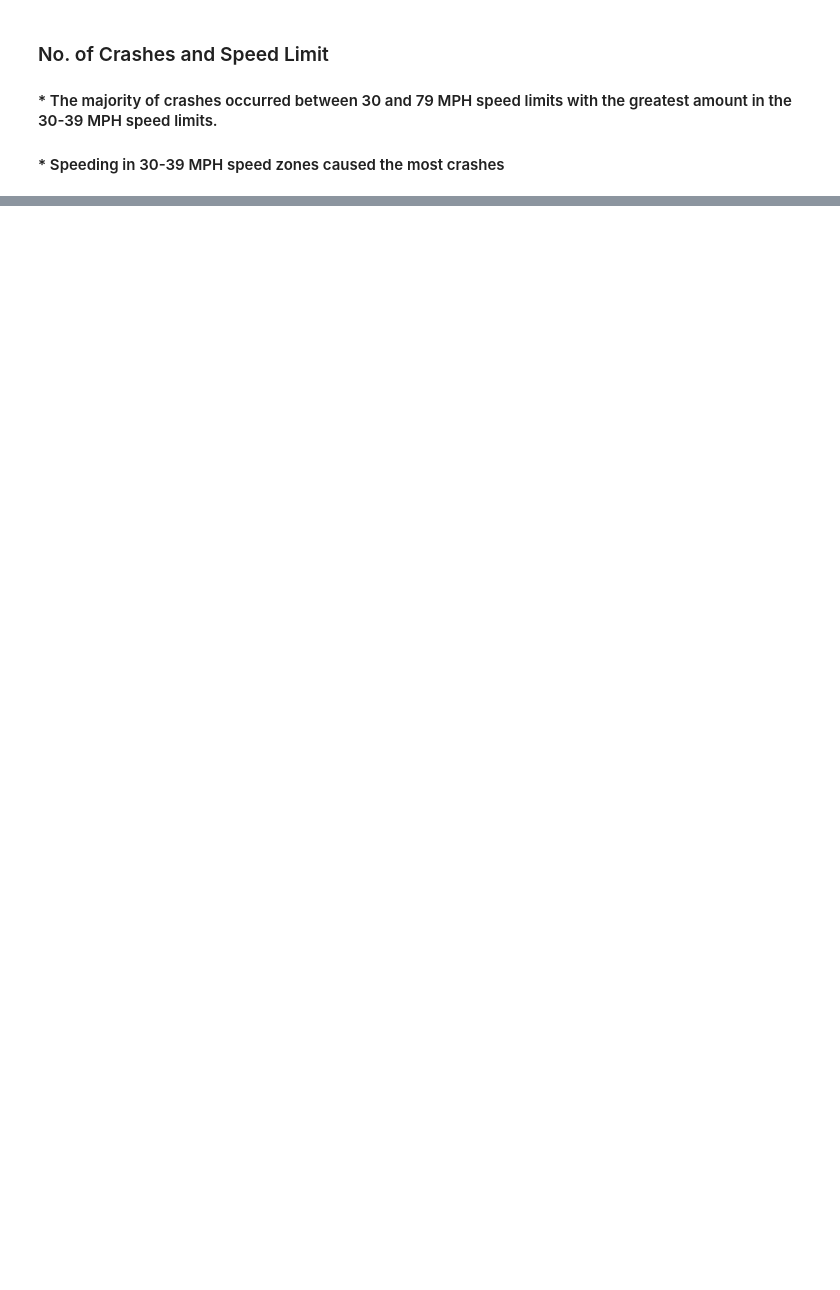
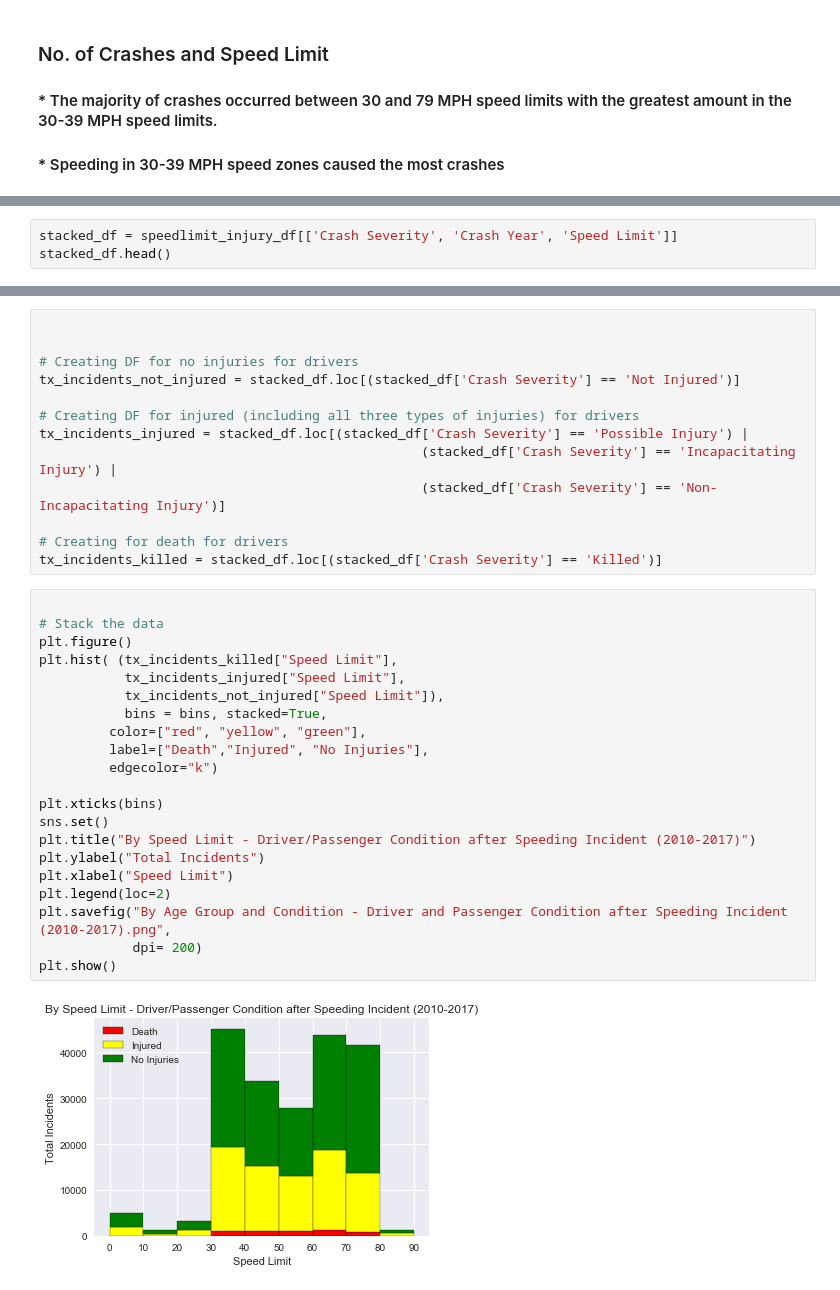
Before and after one commit to greenwoodgiant/Traffic-Study, a Jupyter notebook: Speed Limit and Speed Crashes.ipynb, the cells around one changed output, grey strips where cells are left out. Drawn from its saved outputs; the diff is of its cells as text; blank space fills up the shorter version.

```diff
--- a/Speed Limit and Speed Crashes.ipynb
+++ b/Speed Limit and Speed Crashes.ipynb
@@ -122,0 +154,3 @@ plt.show()
+# %%
+stacked_df = speedlimit_injury_df[['Crash Severity', 'Crash Year', 'Speed Limit']]
+stacked_df.head()
@@ -122,0 +164,36 @@ plt.show()
+# %%
+
+
+# Creating DF for no injuries for drivers
+tx_incidents_not_injured = stacked_df.loc[(stacked_df['Crash Severity'] == 'Not Injured')]
+
+# Creating DF for injured (including all three types of injuries) for drivers
+tx_incidents_injured = stacked_df.loc[(stacked_df['Crash Severity'] == 'Possible Injury') |
+                                                 (stacked_df['Crash Severity'] == 'Incapacitating Injury') |
+                                                 (stacked_df['Crash Severity'] == 'Non-Incapacitating Injury')]
+
+# Creating for death for drivers
+tx_incidents_killed = stacked_df.loc[(stacked_df['Crash Severity'] == 'Killed')]
+# %%
+
+# Stack the data
+plt.figure()
+plt.hist( (tx_incidents_killed["Speed Limit"],
+           tx_incidents_injured["Speed Limit"],
+           tx_incidents_not_injured["Speed Limit"]),
+           bins = bins, stacked=True,
+         color=["red", "yellow", "green"],
+         label=["Death","Injured", "No Injuries"],
+         edgecolor="k")
+
+plt.xticks(bins)
+sns.set()
+plt.title("By Speed Limit - Driver/Passenger Condition after Speeding Incident (2010-2017)")
+plt.ylabel("Total Incidents")
+plt.xlabel("Speed Limit")
+plt.legend(loc=2)
+plt.savefig("By Age Group and Condition - Driver and Passenger Condition after Speeding Incident (2010-2017).png",
+            dpi= 200)
+plt.show()
+# %% [output]
+[figure, added]
```
Also changed, not shown: parts of 12 cells of this notebook, 6 other files.
